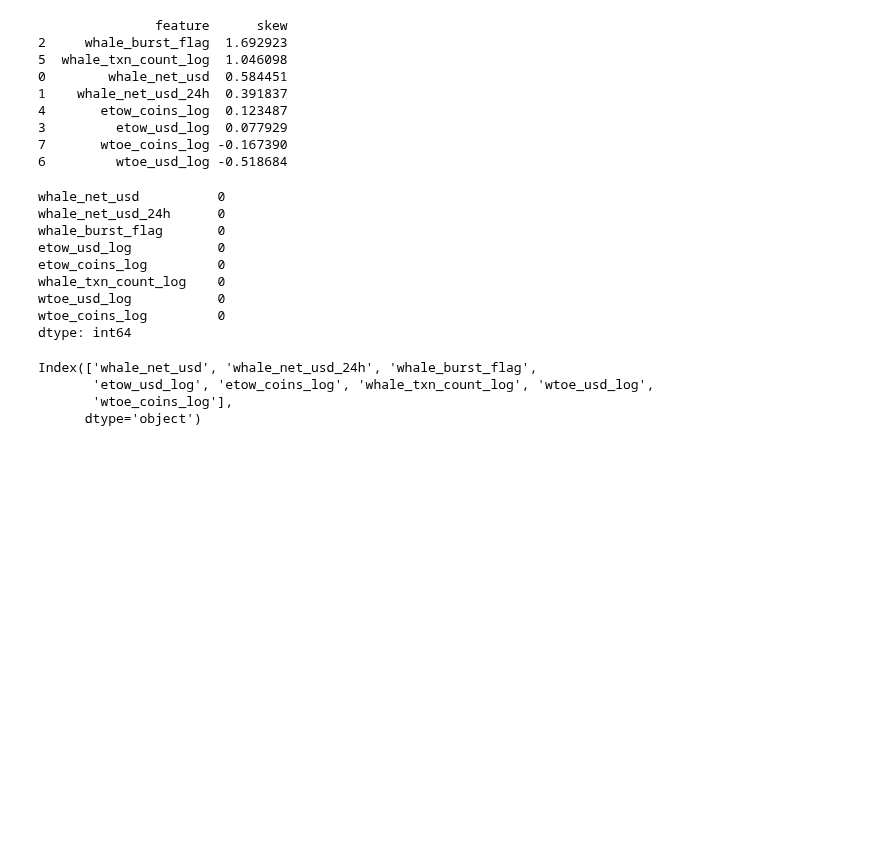
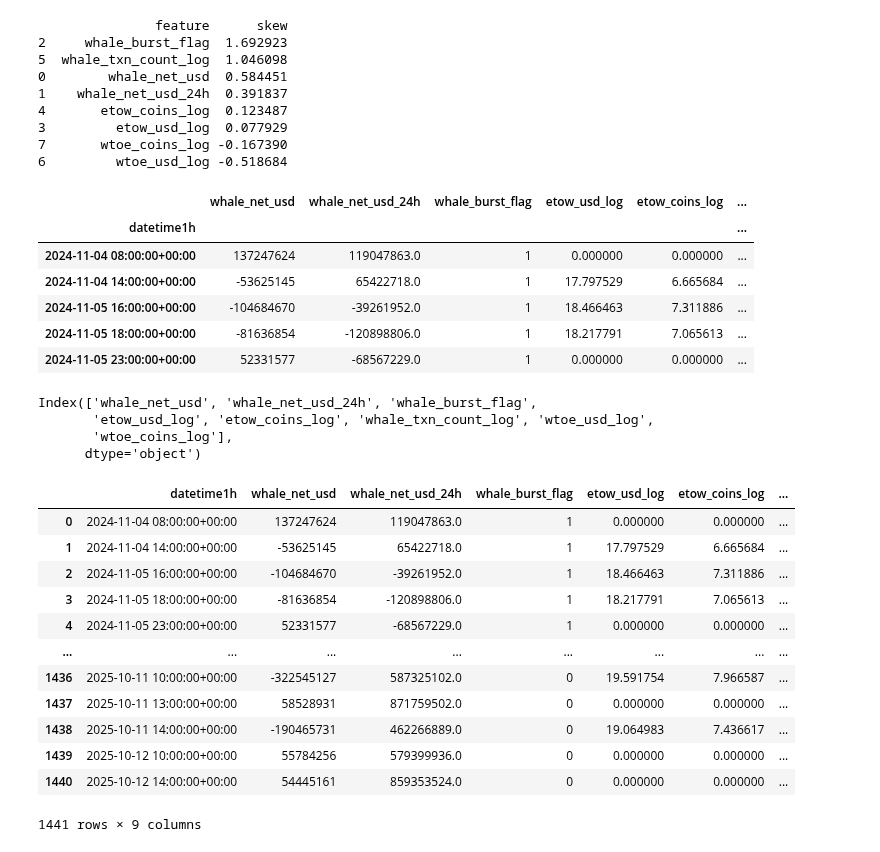
Before and after one commit to C3lineTan/DSE4101-CryptoWhale-2, a Jupyter notebook: Data Preprocessing/whale_alerts_btc.ipynb, the cells around one changed output. Cells and saved outputs as stored; diff of their text form; code cells hidden in the pictures; blank space fills up the shorter version.

```diff
--- a/Data Preprocessing/whale_alerts_btc.ipynb
+++ b/Data Preprocessing/whale_alerts_btc.ipynb
@@ -344,17 +379,15 @@ print(skew_df)
 7       wtoe_coins_log -0.167390
 6         wtoe_usd_log -0.518684
 # %%
-merged_log.isna().sum()
+merged_log.head()
 # %% [output]
-whale_net_usd          0
-whale_net_usd_24h      0
-whale_burst_flag       0
-etow_usd_log           0
-etow_coins_log         0
-whale_txn_count_log    0
-wtoe_usd_log           0
-wtoe_coins_log         0
-dtype: int64
+|  | whale_net_usd | whale_net_usd_24h | whale_burst_flag | etow_usd_log | etow_coins_log | ... |
+| datetime1h |  |  |  |  |  | ... |
+| 2024-11-04 08:00:00+00:00 | 137247624 | 119047863.0 | 1 | 0.000000 | 0.000000 | ... |
+| 2024-11-04 14:00:00+00:00 | -53625145 | 65422718.0 | 1 | 17.797529 | 6.665684 | ... |
+| 2024-11-05 16:00:00+00:00 | -104684670 | -39261952.0 | 1 | 18.466463 | 7.311886 | ... |
+| 2024-11-05 18:00:00+00:00 | -81636854 | -120898806.0 | 1 | 18.217791 | 7.065613 | ... |
+| 2024-11-05 23:00:00+00:00 | 52331577 | -68567229.0 | 1 | 0.000000 | 0.000000 | ... |
 # %%
 merged_log.fillna(0, inplace=True)
 merged_log.columns
@@ -363,5 +396,22 @@ Index(['whale_net_usd', 'whale_net_usd_24h', 'whale_burst_flag',
        'etow_usd_log', 'etow_coins_log', 'whale_txn_count_log', 'wtoe_usd_log',
        'wtoe_coins_log'],
       dtype='object')
+# %%
+merged_log = merged_log.reset_index(drop=False)
+merged_log
+# %% [output]
+|  | datetime1h | whale_net_usd | whale_net_usd_24h | whale_burst_flag | etow_usd_log | etow_coins_log | ... |
+| 0 | 2024-11-04 08:00:00+00:00 | 137247624 | 119047863.0 | 1 | 0.000000 | 0.000000 | ... |
+| 1 | 2024-11-04 14:00:00+00:00 | -53625145 | 65422718.0 | 1 | 17.797529 | 6.665684 | ... |
+| 2 | 2024-11-05 16:00:00+00:00 | -104684670 | -39261952.0 | 1 | 18.466463 | 7.311886 | ... |
+| 3 | 2024-11-05 18:00:00+00:00 | -81636854 | -120898806.0 | 1 | 18.217791 | 7.065613 | ... |
+| 4 | 2024-11-05 23:00:00+00:00 | 52331577 | -68567229.0 | 1 | 0.000000 | 0.000000 | ... |
+| ... | ... | ... | ... | ... | ... | ... | ... |
+| 1436 | 2025-10-11 10:00:00+00:00 | -322545127 | 587325102.0 | 0 | 19.591754 | 7.966587 | ... |
+| 1437 | 2025-10-11 13:00:00+00:00 | 58528931 | 871759502.0 | 0 | 0.000000 | 0.000000 | ... |
+| 1438 | 2025-10-11 14:00:00+00:00 | -190465731 | 462266889.0 | 0 | 19.064983 | 7.436617 | ... |
+| 1439 | 2025-10-12 10:00:00+00:00 | 55784256 | 579399936.0 | 0 | 0.000000 | 0.000000 | ... |
+| 1440 | 2025-10-12 14:00:00+00:00 | 54445161 | 859353524.0 | 0 | 0.000000 | 0.000000 | ... |
+1441 rows × 9 columns
 # %%
 merged_log.to_csv('../Data/whale_alert_btc.csv', index=False)
```
Also changed, not shown: parts of 2 cells of this notebook, 4 other files.
